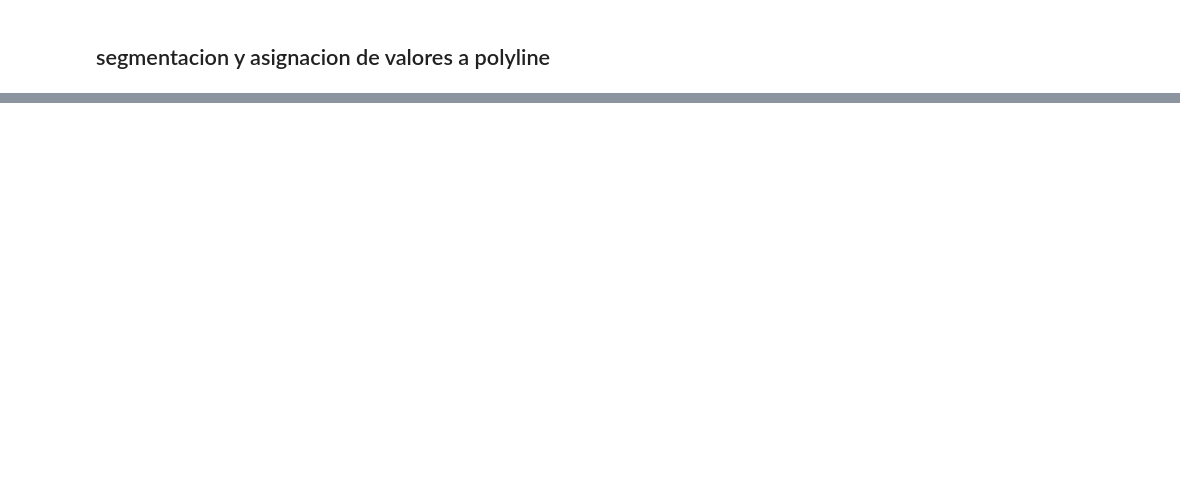
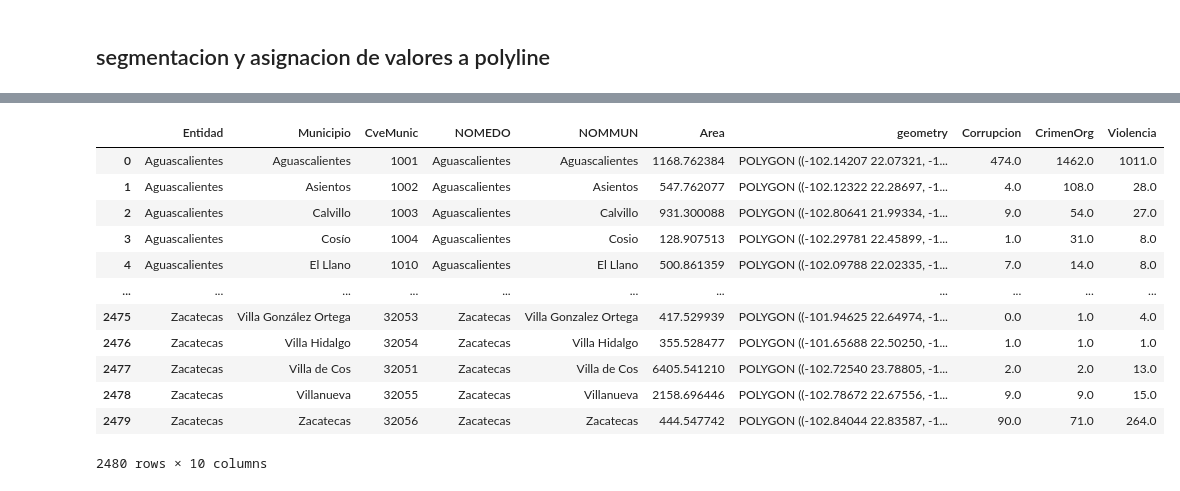
Before and after one commit to puriarter21/Mapa_Migracion_Irregular_Mexico, a Jupyter notebook: 1. Mapas/1. Mapas/Metodo_1/rutas_combinaciones.ipynb, the cells around one changed output, grey strips where cells are left out. Cells and saved outputs as stored; diff of their text form; code cells hidden in the pictures; blank space fills up the shorter version.

```diff
--- a/1. Mapas/1. Mapas/Metodo_1/rutas_combinaciones.ipynb
+++ b/1. Mapas/1. Mapas/Metodo_1/rutas_combinaciones.ipynb
@@ -1163,0 +1165,2 @@ df_filtrado.head()
+# %%
+mx_mun = gpd.read_file('/Users/pablouriarte/Mapa_Migracion_Irregular_Mexico_Fresh/1. Mapas/1. Mapas/Metodo_1/areas/df_final_shape.shp').to_crs(epsg=4485)
@@ -1163,0 +1176,22 @@ df_filtrado.head()
+# %%
+import pandas as pd
+import geopandas as gpd
+
+# Supongamos que tu dataframe 'mx_mun' está cargado, aquí te muestro cómo sería el proceso:
+# mx_mun = pd.read_csv('path_to_your_file.csv')  # Cargar tu dataframe original si está en un archivo CSV
+
+# Crear un nuevo DataFrame con las columnas necesarias
+df_pivot = mx_mun.pivot_table(index=['Entidad', 'Municipio', 'Cve. Munic', 'NOMEDO', 'NOM_MUN', 'Area', 'geometry'],
+                              columns='Etiqueta', values='Total deli', fill_value=0).reset_index()
+
+# Renombrar las columnas para que sean más manejables y cumplan con la restricción de 10 caracteres
+df_pivot.columns = ['Entidad', 'Municipio', 'CveMunic', 'NOMEDO', 'NOMMUN', 'Area', 'geometry',
+                    'Corrupcion', 'CrimenOrg', 'Violencia']
+
+# Mostrar el resultado
+print(df_pivot.head())
+
+# Convertir de nuevo a GeoDataFrame
+mx_mun_transformed = gpd.GeoDataFrame(df_pivot, geometry='geometry')
+
+# Guardar o utilizar mx_mun_transformed para tus siguientes pasos
@@ -1163,0 +1219,16 @@ df_filtrado.head()
+# %%
+df_pivot
+# %% [output]
+|  | Entidad | Municipio | CveMunic | NOMEDO | NOMMUN | Area | geometry | Corrupcion | CrimenOrg | Violencia |
+| 0 | Aguascalientes | Aguascalientes | 1001 | Aguascalientes | Aguascalientes | 1168.762384 | POLYGON ((-102.14207 22.07321, -1... | 474.0 | 1462.0 | 1011.0 |
+| 1 | Aguascalientes | Asientos | 1002 | Aguascalientes | Asientos | 547.762077 | POLYGON ((-102.12322 22.28697, -1... | 4.0 | 108.0 | 28.0 |
+| 2 | Aguascalientes | Calvillo | 1003 | Aguascalientes | Calvillo | 931.300088 | POLYGON ((-102.80641 21.99334, -1... | 9.0 | 54.0 | 27.0 |
+| 3 | Aguascalientes | Cosío | 1004 | Aguascalientes | Cosio | 128.907513 | POLYGON ((-102.29781 22.45899, -1... | 1.0 | 31.0 | 8.0 |
+| 4 | Aguascalientes | El Llano | 1010 | Aguascalientes | El Llano | 500.861359 | POLYGON ((-102.09788 22.02335, -1... | 7.0 | 14.0 | 8.0 |
+| ... | ... | ... | ... | ... | ... | ... | ... | ... | ... | ... |
+| 2475 | Zacatecas | Villa González Ortega | 32053 | Zacatecas | Villa Gonzalez Ortega | 417.529939 | POLYGON ((-101.94625 22.64974, -1... | 0.0 | 1.0 | 4.0 |
+| 2476 | Zacatecas | Villa Hidalgo | 32054 | Zacatecas | Villa Hidalgo | 355.528477 | POLYGON ((-101.65688 22.50250, -1... | 1.0 | 1.0 | 1.0 |
+| 2477 | Zacatecas | Villa de Cos | 32051 | Zacatecas | Villa de Cos | 6405.541210 | POLYGON ((-102.72540 23.78805, -1... | 2.0 | 2.0 | 13.0 |
+| 2478 | Zacatecas | Villanueva | 32055 | Zacatecas | Villanueva | 2158.696446 | POLYGON ((-102.78672 22.67556, -1... | 9.0 | 9.0 | 15.0 |
+| 2479 | Zacatecas | Zacatecas | 32056 | Zacatecas | Zacatecas | 444.547742 | POLYGON ((-102.84044 22.83587, -1... | 90.0 | 71.0 | 264.0 |
+2480 rows × 10 columns
```
Also changed, not shown: parts of 37 cells of this notebook, 24 other files.
